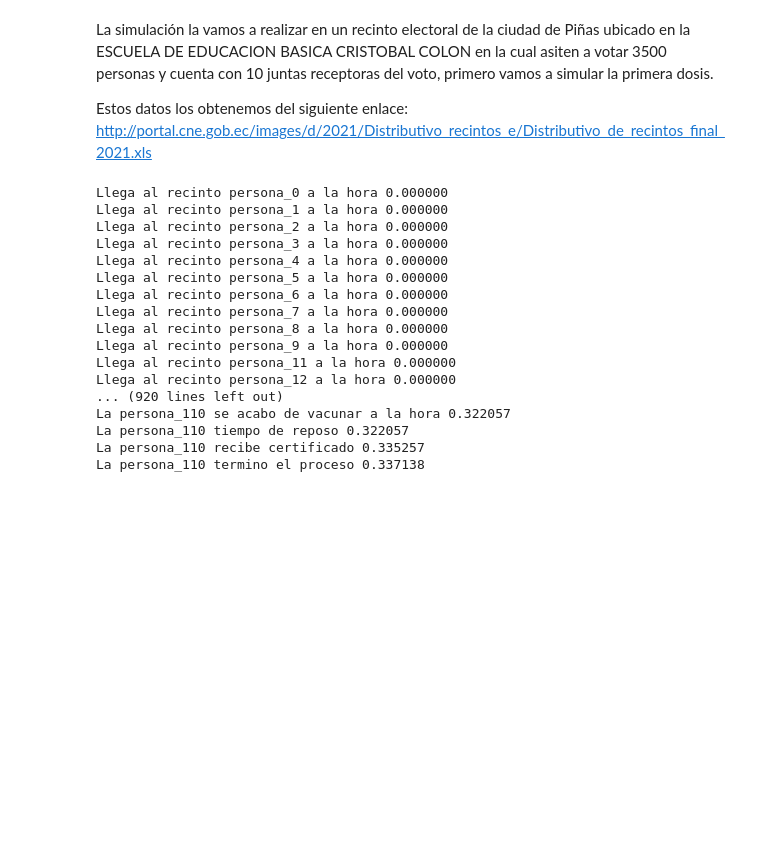
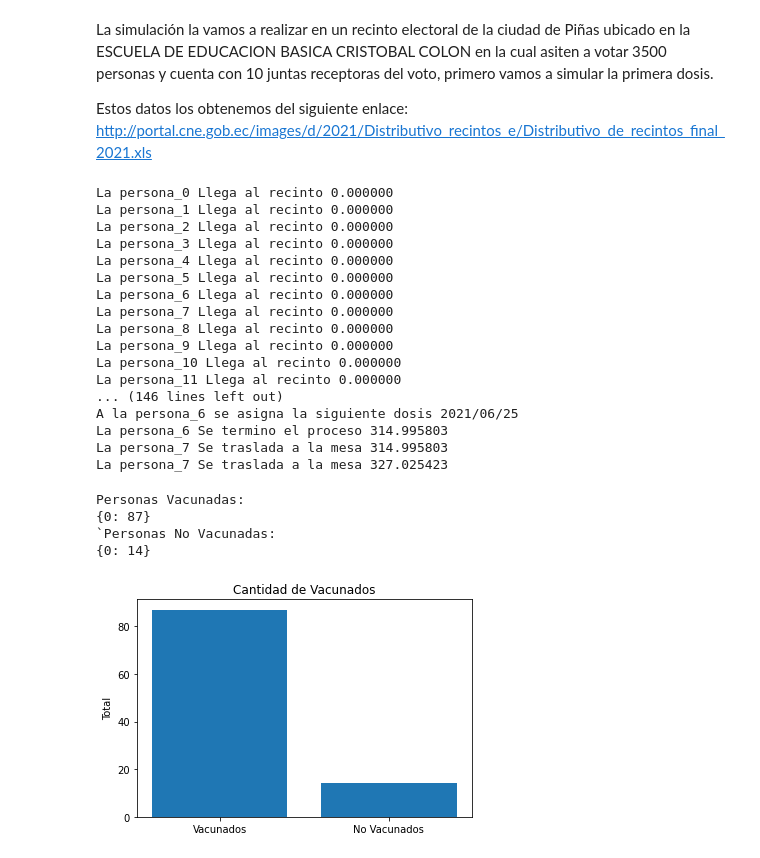
Before and after one commit to YandryRo97/Simulaci-n, a Jupyter notebook: Examen_Interciclo/ExamenInterciclo.ipynb, the cells around one changed output. Drawn from its saved outputs; the diff is of its cells as text; code cells hidden in the pictures; blank space fills up the shorter version.

```diff
--- a/Examen_Interciclo/ExamenInterciclo.ipynb
+++ b/Examen_Interciclo/ExamenInterciclo.ipynb
@@ -285,23 +302,23 @@ class Simulacion():
 # %%
-env = simpy.Environment()
+entorno = simpy.Environment()
 simulacion = Simulacion(NUM_VACUNAS)
-env.process(simulacion.ejecutar_simulacion(env, NUM_JUNTAS, INTERVALO))
-env.run(until=TIEMPO_SIMULACION)
+entorno.process(simulacion.ejecutar_simulacion(entorno, NUM_JUNTAS, INTERVALO))
+entorno.run(until=TIEMPO_SIMULACION)
 # %% [output]
-Llega al recinto persona_0 a la hora 0.000000
-Llega al recinto persona_1 a la hora 0.000000
-Llega al recinto persona_2 a la hora 0.000000
-Llega al recinto persona_3 a la hora 0.000000
-Llega al recinto persona_4 a la hora 0.000000
-Llega al recinto persona_5 a la hora 0.000000
-Llega al recinto persona_6 a la hora 0.000000
-Llega al recinto persona_7 a la hora 0.000000
-Llega al recinto persona_8 a la hora 0.000000
-Llega al recinto persona_9 a la hora 0.000000
-Llega al recinto persona_11 a la hora 0.000000
-Llega al recinto persona_12 a la hora 0.000000
-... (920 lines left out)
-La persona_110 se acabo de vacunar a la hora 0.322057
-La persona_110 tiempo de reposo 0.322057
-La persona_110 recibe certificado 0.335257
-La persona_110 termino el proceso 0.337138
+La persona_0 Llega al recinto 0.000000
+La persona_1 Llega al recinto 0.000000
+La persona_2 Llega al recinto 0.000000
+La persona_3 Llega al recinto 0.000000
+La persona_4 Llega al recinto 0.000000
+La persona_5 Llega al recinto 0.000000
+La persona_6 Llega al recinto 0.000000
+La persona_7 Llega al recinto 0.000000
+La persona_8 Llega al recinto 0.000000
+La persona_9 Llega al recinto 0.000000
+La persona_10 Llega al recinto 0.000000
+La persona_11 Llega al recinto 0.000000
+... (146 lines left out)
+A la persona_6 se asigna la siguiente dosis 2021/06/25
+La persona_6 Se termino el proceso 314.995803
+La persona_7 Se traslada a la mesa 314.995803
+La persona_7 Se traslada a la mesa 327.025423
@@ -327,0 +325,24 @@ plt.show()
+# %%
+print("Personas Vacunadas: ")
+print(persona_vacunadas)
+print("`Personas No Vacunadas: ")
+print(persona_no_vacunadas)
+# %% [output]
+Personas Vacunadas:
+{0: 87}
+`Personas No Vacunadas:
+{0: 14}
+# %%
+datosNo=sorted(persona_no_vacunadas.items()) # Ordenamos los datos
+xn, yn =zip(*datosNo)
+datos=sorted(persona_vacunadas.items()) # Ordenamos los datos
+x, y =zip(*datos)
+personas = ['Vacunados', 'No Vacunados']
+cantidad = [sum(y),sum(yn)]
+fig, ax = plt.subplots()
+ax.set_ylabel('Total')
+ax.set_title('Cantidad de Vacunados')
+plt.bar(personas, cantidad)
+plt.show()
+# %% [output]
+[figure, added]
```
Also changed, not shown: parts of 5 cells of this notebook.
